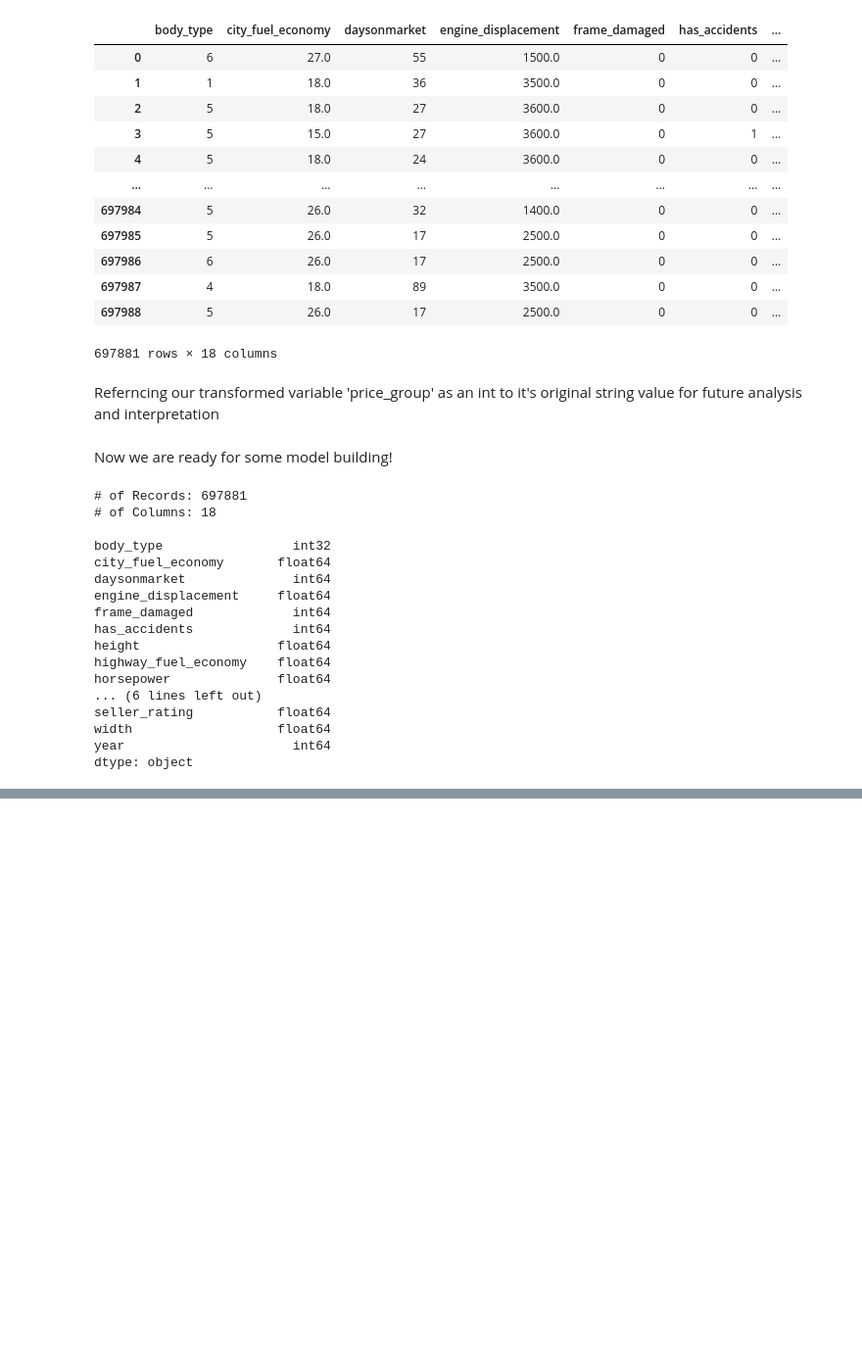
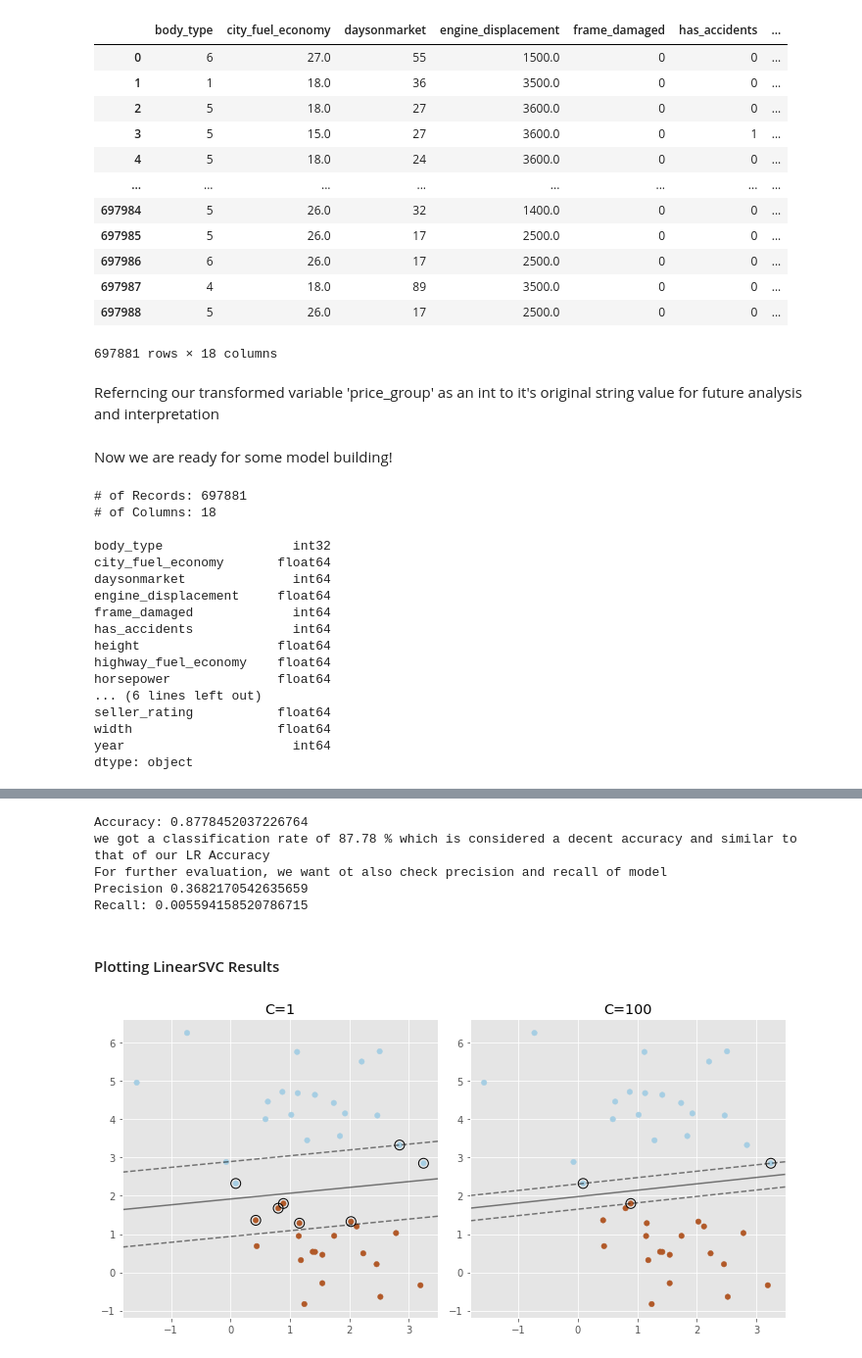
Before and after one commit to chee154/ml-Py-used_cars, a Jupyter notebook: Used_Car_Miniproject_SVM_LR_Classification.ipynb, the cells around one changed output, grey strips where cells are left out. Shown at 98% size. Saved outputs shown, nothing was run; the diff lists cells and outputs as text; code cells hidden in the pictures; blank space fills up the shorter version.

```diff
--- a/Used_Car_Miniproject_SVM_LR_Classification.ipynb
+++ b/Used_Car_Miniproject_SVM_LR_Classification.ipynb
@@ -425,0 +696,54 @@ print(lr_clf.coef_.T)
+# %%
+print('Accuracy:', acc )
+print('we got a classification rate of',round(acc*100,2),'% which is considered a decent accuracy and similar to that of our LR Accuracy')
+
+print("For further evaluation, we want ot also check precision and recall of model")
+print("Precision", mt.precision_score(y_test,y_hat))
+# Model Recall: what percentage of positive tuples are?
+print("Recall:",mt.recall_score(y_test,y_hat))
+# %% [output]
+Accuracy: 0.8778452037226764
+we got a classification rate of 87.78 % which is considered a decent accuracy and similar to that of our LR Accuracy
+For further evaluation, we want ot also check precision and recall of model
+Precision 0.3682170542635659
+Recall: 0.005594158520786715
+# %% [markdown]
+#### Plotting LinearSVC Results
+# %%
+from sklearn.svm import LinearSVC
+from sklearn.datasets import make_blobs
+
+X, y = make_blobs(n_samples=40, centers=2, random_state=0)
+
+plt.figure(figsize=(10, 5))
+for i, C in enumerate([1, 100]):
+    # "hinge" is the standard SVM loss
+    clf = LinearSVC(C=C, loss="hinge", random_state=42).fit(X, y)
+    # obtain the support vectors through the decision function
+    decision_function = clf.decision_function(X)
+    # we can also calculate the decision function manually
+    # decision_function = np.dot(X, clf.coef_[0]) + clf.intercept_[0]
+    # The support vectors are the samples that lie within the margin
+    # boundaries, whose size is conventionally constrained to 1
+    support_vector_indices = np.where(
+        np.abs(decision_function) <= 1 + 1e-15)[0]
+    support_vectors = X[support_vector_indices]
+
+    plt.subplot(1, 2, i + 1)
+    plt.scatter(X[:, 0], X[:, 1], c=y, s=30, cmap=plt.cm.Paired)
+    ax = plt.gca()
+    xlim = ax.get_xlim()
+    ylim = ax.get_ylim()
+    xx, yy = np.meshgrid(np.linspace(xlim[0], xlim[1], 50),
+                         np.linspace(ylim[0], ylim[1], 50))
+    Z = clf.decision_function(np.c_[xx.ravel(), yy.ravel()])
+    Z = Z.reshape(xx.shape)
+    plt.contour(xx, yy, Z, colors='k', levels=[-1, 0, 1], alpha=0.5,
+                linestyles=['--', '-', '--'])
+    plt.scatter(support_vectors[:, 0], support_vectors[:, 1], s=100,
+                linewidth=1, facecolors='none', edgecolors='k')
+    plt.title("C=" + str(C))
+plt.tight_layout()
+plt.show()
+# %% [output]
+[figure, added]
```
Also changed, not shown: parts of 91 cells of this notebook, 1 other file.
